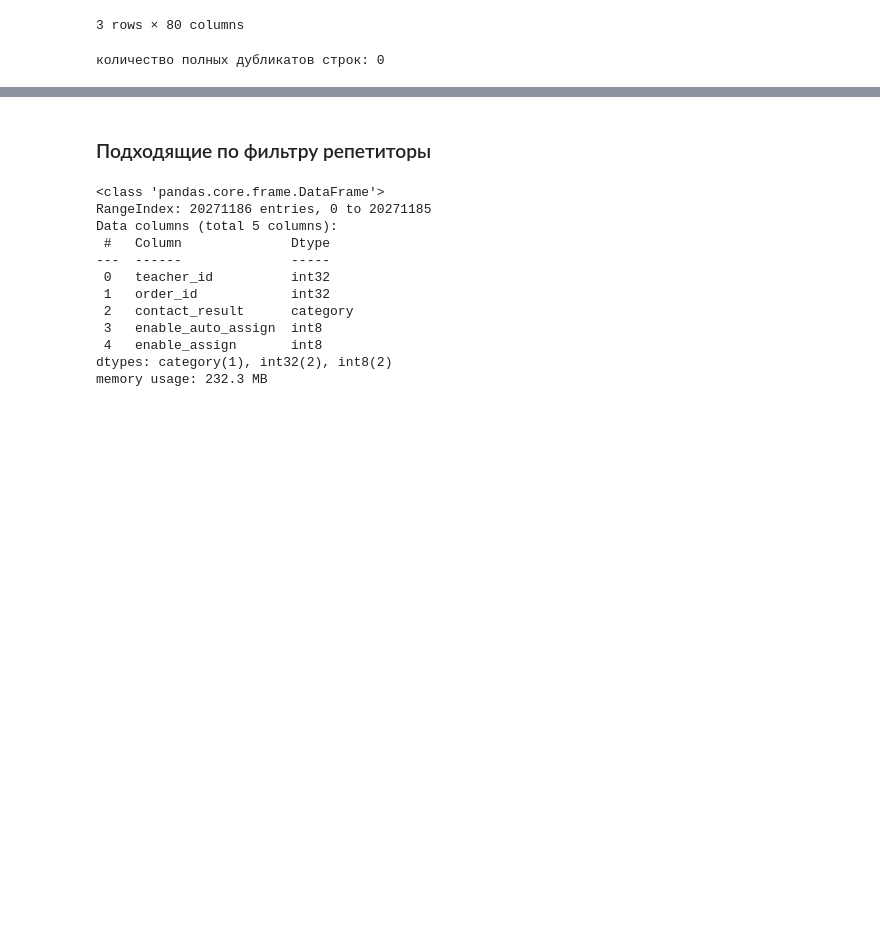
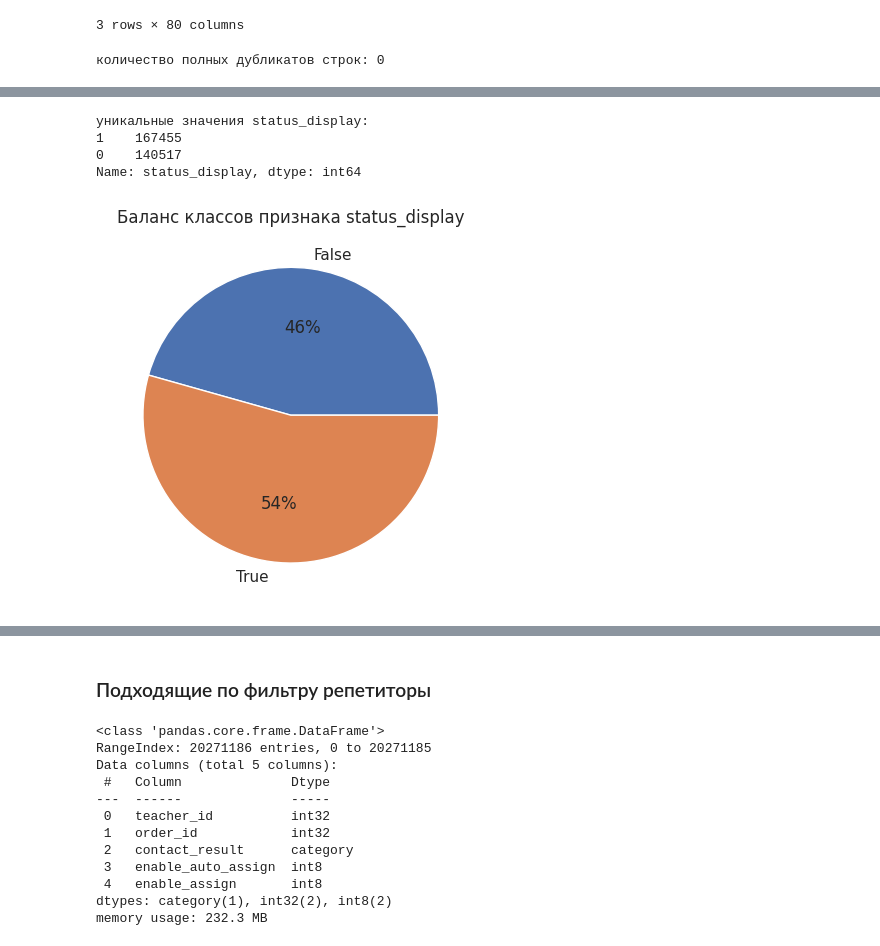
Before and after one commit to denis-42ds/classification_of_payment_requests, a Jupyter notebook: classification_of_payment_requests.ipynb, the cells around one changed output, grey strips where cells are left out. Drawn from its saved outputs; the diff is of its cells as text; code cells hidden in the pictures; blank space fills up the shorter version.

```diff
--- a/classification_of_payment_requests.ipynb
+++ b/classification_of_payment_requests.ipynb
@@ -899,0 +1038,17 @@ print(f"количество полных дубликатов строк: {teac
+# %%
+print(f"""уникальные значения status_display:
+{teachers_info['status_display'].value_counts().sort_index(ascending=False)}""")
+
+labels = 'False', 'True'
+sizes = [teachers_info['status_display'].value_counts()[0],
+         teachers_info['status_display'].value_counts()[1]]
+fig1, ax1 = plt.subplots()
+ax1.pie(sizes, labels=labels, autopct='%1.0f%%')
+plt.title('Баланс классов признака status_display', size=12)
+plt.show()
+# %% [output]
+уникальные значения status_display:
+1    167455
+0    140517
+Name: status_display, dtype: int64
+[figure, added]
```
Also changed, not shown: parts of 40 cells of this notebook.
